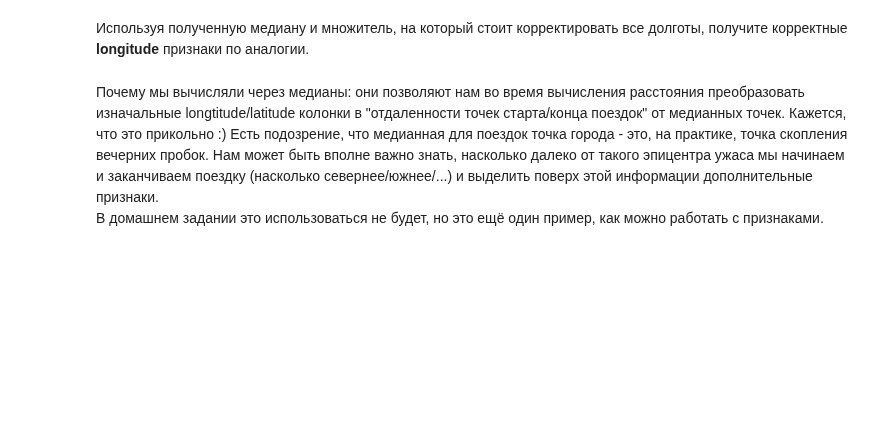
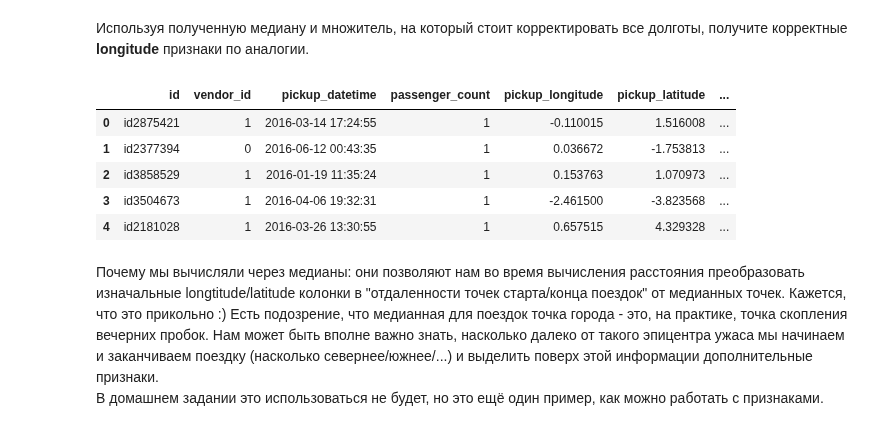
Before and after one commit to ML-engineering-Freelancerroma/ML_course, a Jupyter notebook: ML_1/HW1new.ipynb, the cells around one changed output. Saved outputs shown, nothing was run; the diff lists cells and outputs as text; code cells hidden in the pictures; blank space fills up the shorter version.

```diff
--- a/ML_1/HW1new.ipynb
+++ b/ML_1/HW1new.ipynb
@@ -189,6 +189,17 @@ taxiDB.head()
 Используя полученную медиану и множитель, на который стоит корректировать все долготы, получите корректные **longitude** признаки по аналогии.
 # %%
 ### Your code is here
+taxiDB['pickup_longitude']   = longMultiplier * (taxiDB['pickup_longitude']   - medianLong)
+taxiDB['dropoff_longitude']   = longMultiplier * (taxiDB['dropoff_longitude']  - medianLong)
+# %%
+taxiDB.head()
+# %% [output]
+|  | id | vendor_id | pickup_datetime | passenger_count | pickup_longitude | pickup_latitude | ... |
+| 0 | id2875421 | 1 | 2016-03-14 17:24:55 | 1 | -0.110015 | 1.516008 | ... |
+| 1 | id2377394 | 0 | 2016-06-12 00:43:35 | 1 | 0.036672 | -1.753813 | ... |
+| 2 | id3858529 | 1 | 2016-01-19 11:35:24 | 1 | 0.153763 | 1.070973 | ... |
+| 3 | id3504673 | 1 | 2016-04-06 19:32:31 | 1 | -2.461500 | -3.823568 | ... |
+| 4 | id2181028 | 1 | 2016-03-26 13:30:55 | 1 | 0.657515 | 4.329328 | ... |
 # %% [markdown]
 Почему мы вычисляли через медианы: они позволяют нам во время вычисления расстояния преобразовать изначальные longtitude/latitude колонки в "отдаленности точек старта/конца поездок" от медианных точек. Кажется, что это прикольно :) Есть подозрение, что медианная для поездок точка города - это, на практике, точка скопления вечерних пробок. Нам может быть вполне важно знать, насколько далеко от такого эпицентра ужаса мы начинаем и заканчиваем поездку (насколько севернее/южнее/...) и выделить поверх этой информации дополнительные признаки.<br>
 В домашнем задании это использоваться не будет, но это ещё один пример, как можно работать с признаками.
```
Also changed, not shown: parts of 6 cells of this notebook, 2 other files.
